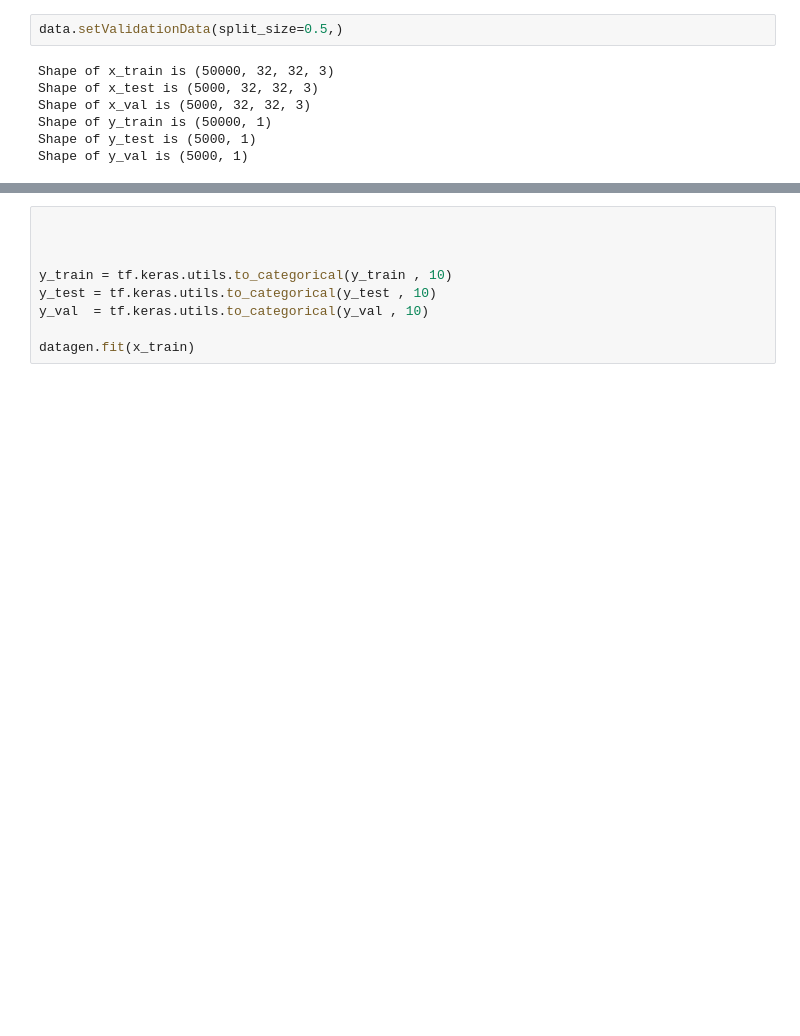
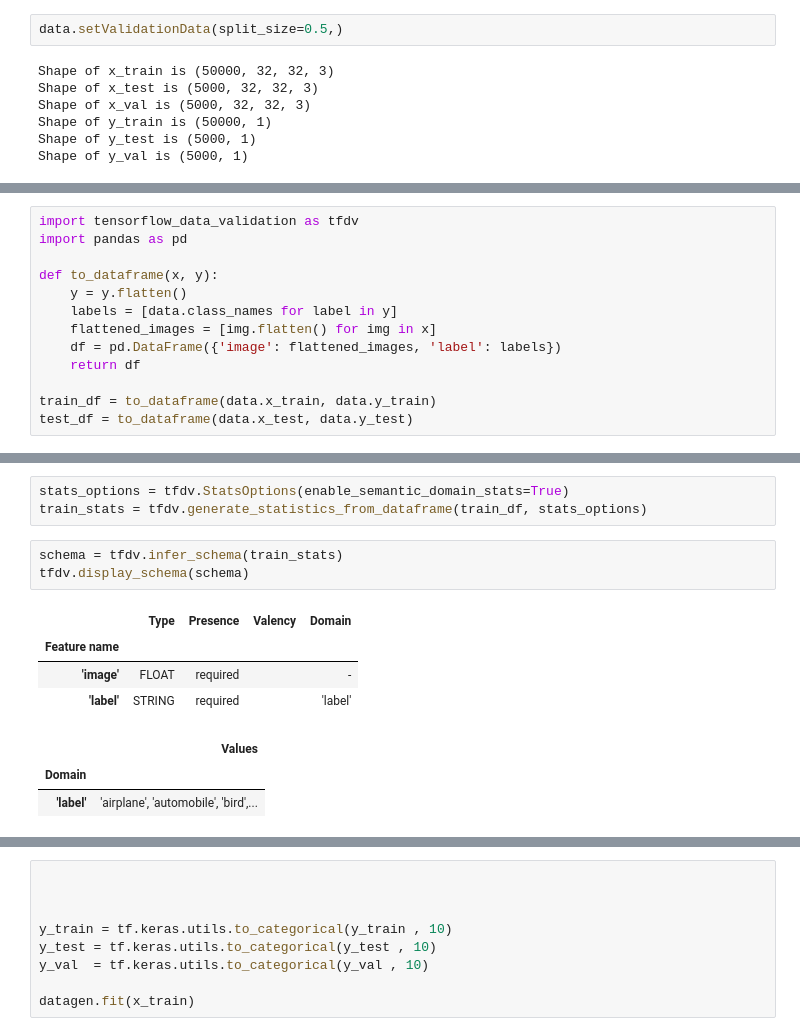
Before and after one commit to fekihatem11/CIFAR-10-CNN-FLASK-Deployment-main, a Jupyter notebook: CIFAR_10.ipynb, the cells around one changed output, grey strips where cells are left out. Saved outputs shown, nothing was run; the diff lists cells and outputs as text; blank space fills up the shorter version.

```diff
--- a/CIFAR_10.ipynb
+++ b/CIFAR_10.ipynb
@@ -160,0 +86,13 @@ AttributeError: module 'tensorflow' has no attribute 'train'
+# %%
+import tensorflow_data_validation as tfdv
+import pandas as pd
+
+def to_dataframe(x, y):
+    y = y.flatten()
+    labels = [data.class_names for label in y]
+    flattened_images = [img.flatten() for img in x]
+    df = pd.DataFrame({'image': flattened_images, 'label': labels})
+    return df
+
+train_df = to_dataframe(data.x_train, data.y_train)
+test_df = to_dataframe(data.x_test, data.y_test)
@@ -160,0 +110,14 @@ AttributeError: module 'tensorflow' has no attribute 'train'
+# %%
+stats_options = tfdv.StatsOptions(enable_semantic_domain_stats=True)
+train_stats = tfdv.generate_statistics_from_dataframe(train_df, stats_options)
+# %%
+schema = tfdv.infer_schema(train_stats)
+tfdv.display_schema(schema)
+# %% [output]
+|  | Type | Presence | Valency | Domain |
+| Feature name |  |  |  |  |
+| 'image' | FLOAT | required |  | - |
+| 'label' | STRING | required |  | 'label' |
+|  | Values |
+| Domain |  |
+| 'label' | 'airplane', 'automobile', 'bird',... |
```
Also changed, not shown: parts of 9 cells of this notebook, 3 other files.
